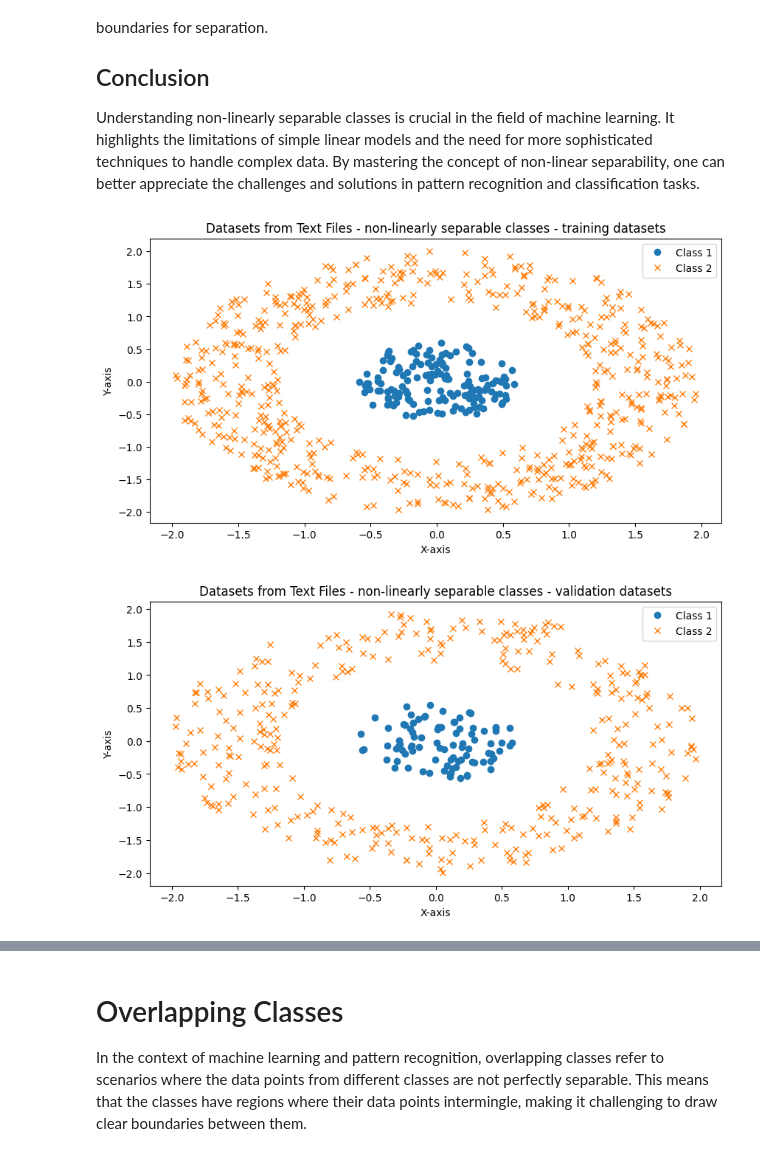
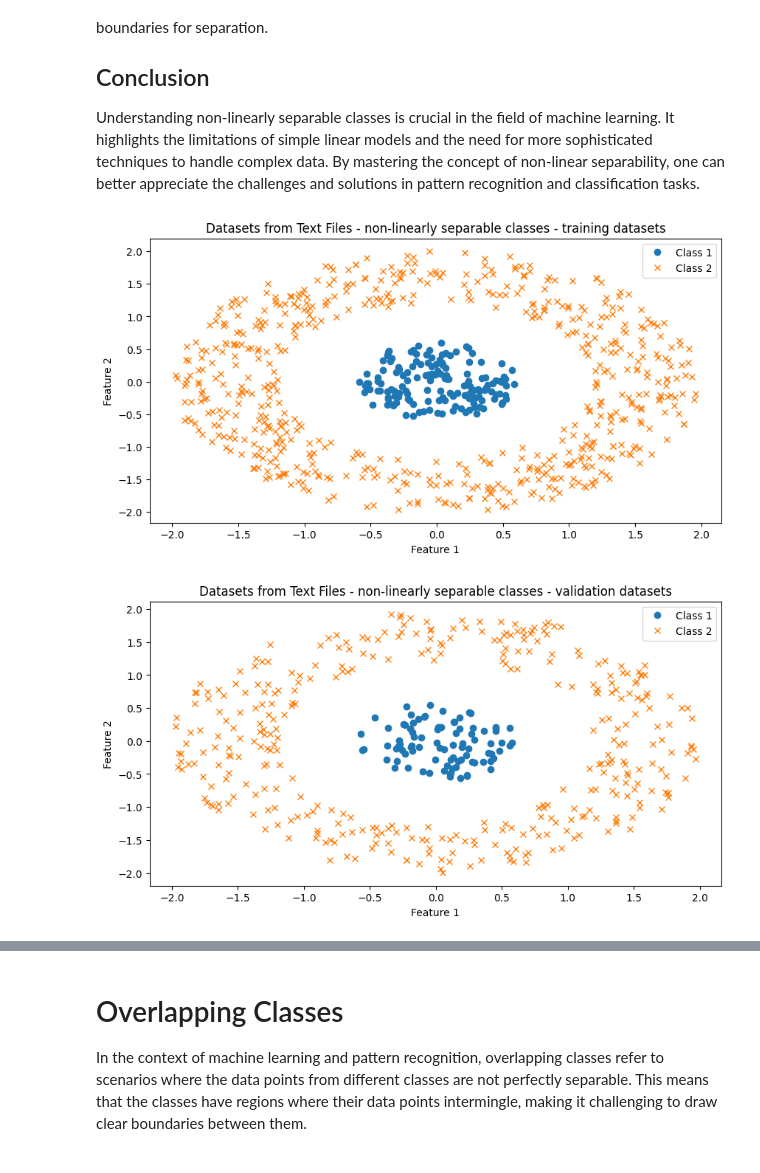
Before and after one commit to RakshithaKalkura/IML-project-dec-2024, a Jupyter notebook: datasets_visualize.ipynb, the cells around one changed output, grey strips where cells are left out. Saved outputs shown, nothing was run; the diff lists cells and outputs as text; code cells hidden in the pictures.

```diff
--- a/datasets_visualize.ipynb
+++ b/datasets_visualize.ipynb
@@ -155,26 +155,26 @@ Understanding non-linearly separable classes is crucial in the field of machine
 # %%
 #non-linearly separable classes - training datasets
 import matplotlib.pyplot as plt
 import numpy as np
 
 # Function to load data from a text file
 def load_data(file_path):
     return np.loadtxt(file_path, delimiter=' ')
 
 # Load datasets
 data1 = load_data(r'classification_datasets\nonLinearlySeparable\class1_train.txt')
 data2 = load_data(r'classification_datasets\nonLinearlySeparable\class2_train.txt')
 # Plot the datasets
 plt.figure(figsize=(10, 5))
 plt.plot(data1[:, 0], data1[:, 1], 'o', label='Class 1')  # Scatter plot each dataset
 plt.plot(data2[:, 0], data2[:, 1], 'x', label='Class 2')
-plt.xlabel('X-axis')
-plt.ylabel('Y-axis')
+plt.xlabel('Feature 1')
+plt.ylabel('Feature 2')
 plt.title('Datasets from Text Files - non-linearly separable classes - training datasets')
 plt.legend()
 plt.show()
 # %% [output]
-[figure, old version]
+[figure, new version]
 # %%
 #non-linearly separable classes - validation datasets
 import matplotlib.pyplot as plt
@@ -191,13 +191,13 @@ data2 = load_data(r'classification_datasets\nonLinearlySeparable\class2_val.txt'
 plt.figure(figsize=(10, 5))
 plt.plot(data1[:, 0], data1[:, 1], 'o', label='Class 1')  # Scatter plot each dataset
 plt.plot(data2[:, 0], data2[:, 1], 'x', label='Class 2')
-plt.xlabel('X-axis')
-plt.ylabel('Y-axis')
+plt.xlabel('Feature 1')
+plt.ylabel('Feature 2')
 plt.title('Datasets from Text Files - non-linearly separable classes - validation datasets')
 plt.legend()
 plt.show()
 # %% [output]
-[figure, old version]
+[figure, new version]
 # %%
 #non-linearly separable classes - test datasets
 import matplotlib.pyplot as plt
```
Also changed, not shown: parts of 8 cells of this notebook, 5 other files.
